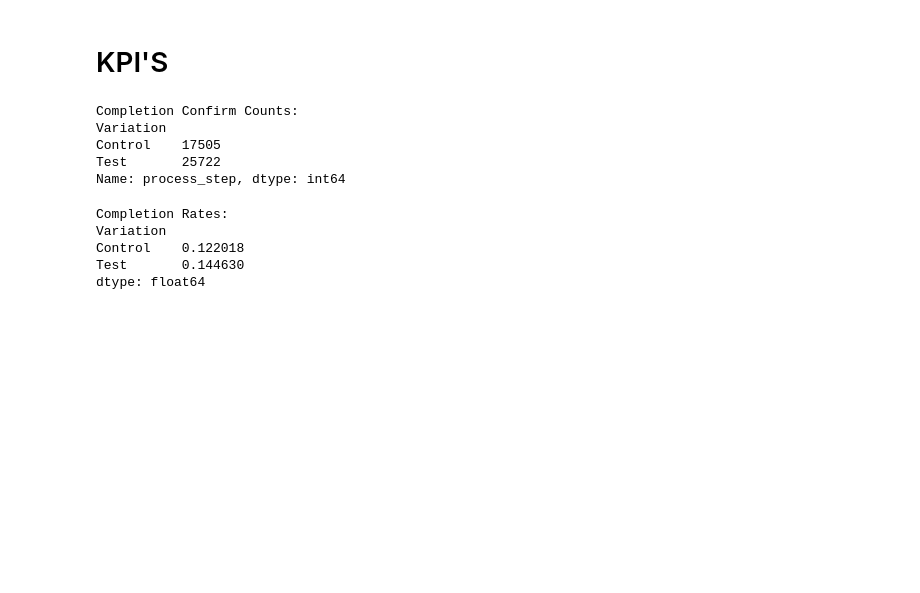
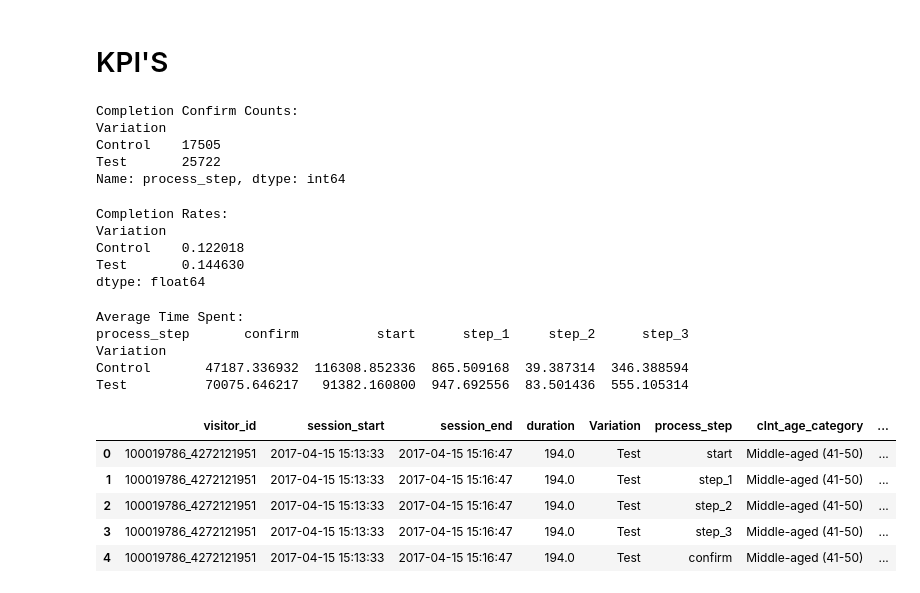
Before and after one commit to beatranche/Project-2, a Jupyter notebook: org.ipynb, the cells around one changed output. Saved outputs shown, nothing was run; the diff lists cells and outputs as text; code cells hidden in the pictures; blank space fills up the shorter version.

```diff
--- a/org.ipynb
+++ b/org.ipynb
@@ -125,15 +129,39 @@ df['date_time'] = df['date_time'] = pd.to_datetime(df['date_time'])
+# %%
+# Analize the time spent in each step
+df = df.sort_values(by=['visitor_id', 'date_time'])
+# Calculate time spent on each step
+df['time_spent'] = df.groupby('visitor_id')['date_time'].diff().dt.total_seconds().fillna(0)
+
+# Average time spent on each step by variation
+avg_time_spent = df.groupby(['Variation', 'process_step'])['time_spent'].mean().unstack()
+print(f'Average Time Spent:\n{avg_time_spent}')
+avg_time_spent.to_csv('avg_time_spent.csv')
+# %% [output]
+Average Time Spent:
+process_step       confirm          start      step_1     step_2      step_3
+Variation
+Control       47187.336932  116308.852336  865.509168  39.387314  346.388594
+Test          70075.646217   91382.160800  947.692556  83.501436  555.105314
 # %%
 session_duration = df.groupby('visitor_id').agg(
     session_start=('date_time', 'min'),
     session_end=('date_time', 'max')
 ).reset_index()
 
 # Calculate duration in seconds
 session_duration['duration'] = (session_duration['session_end'] - session_duration['session_start']).dt.total_seconds()
 
 # Merge back with original data to get variation
 session_duration = session_duration.merge(df[['visitor_id', 'Variation', 'process_step', 'clnt_age_category', 'time_spent']], on='visitor_id', how='left')
+session_duration.to_csv('session_duration.csv')
 session_duration.head()
+# %% [output]
+|  | visitor_id | session_start | session_end | duration | Variation | process_step | clnt_age_category | ... |
+| 0 | 100019786_4272121951 | 2017-04-15 15:13:33 | 2017-04-15 15:16:47 | 194.0 | Test | start | Middle-aged (41-50) | ... |
+| 1 | 100019786_4272121951 | 2017-04-15 15:13:33 | 2017-04-15 15:16:47 | 194.0 | Test | step_1 | Middle-aged (41-50) | ... |
+| 2 | 100019786_4272121951 | 2017-04-15 15:13:33 | 2017-04-15 15:16:47 | 194.0 | Test | step_2 | Middle-aged (41-50) | ... |
+| 3 | 100019786_4272121951 | 2017-04-15 15:13:33 | 2017-04-15 15:16:47 | 194.0 | Test | step_3 | Middle-aged (41-50) | ... |
+| 4 | 100019786_4272121951 | 2017-04-15 15:13:33 | 2017-04-15 15:16:47 | 194.0 | Test | confirm | Middle-aged (41-50) | ... |
 # %%
 # Calculate KPIs by demographic segments
 segmented_kpis = session_duration.groupby('clnt_age_category').agg(
```
Also changed, not shown: parts of 20 cells of this notebook, 10 other files.
